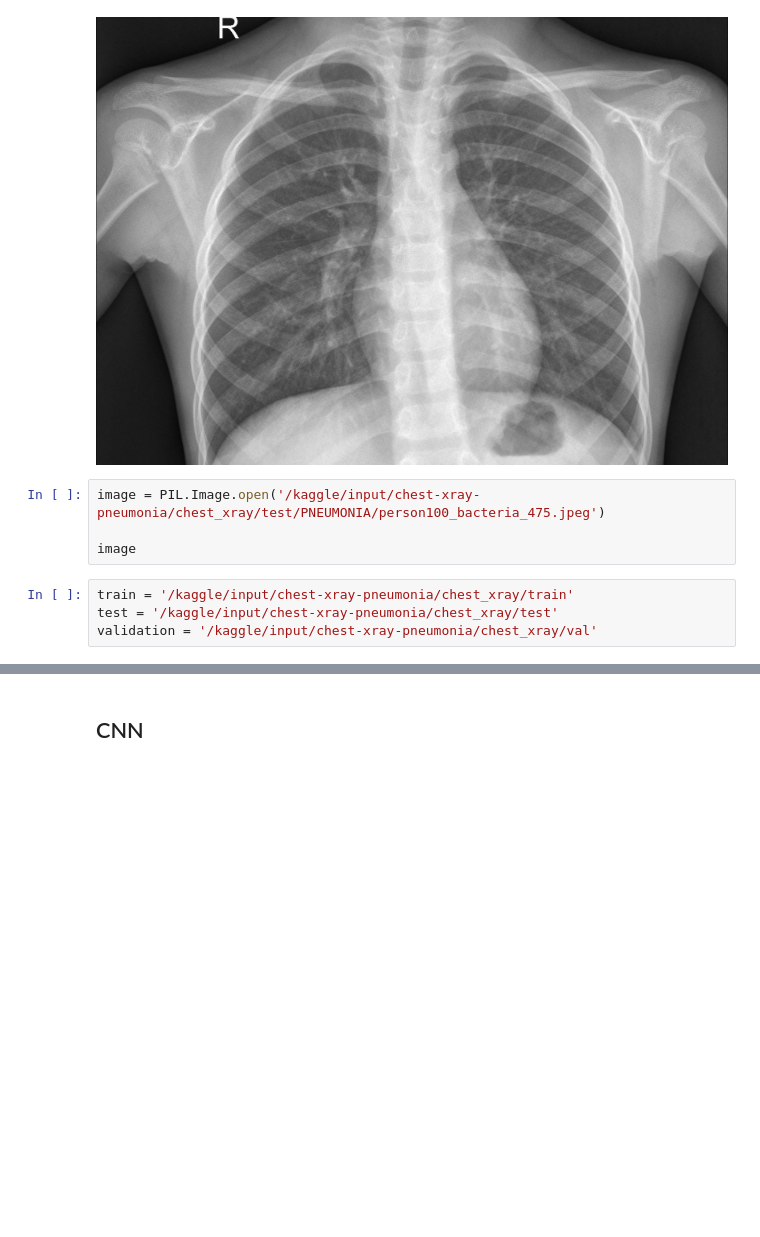
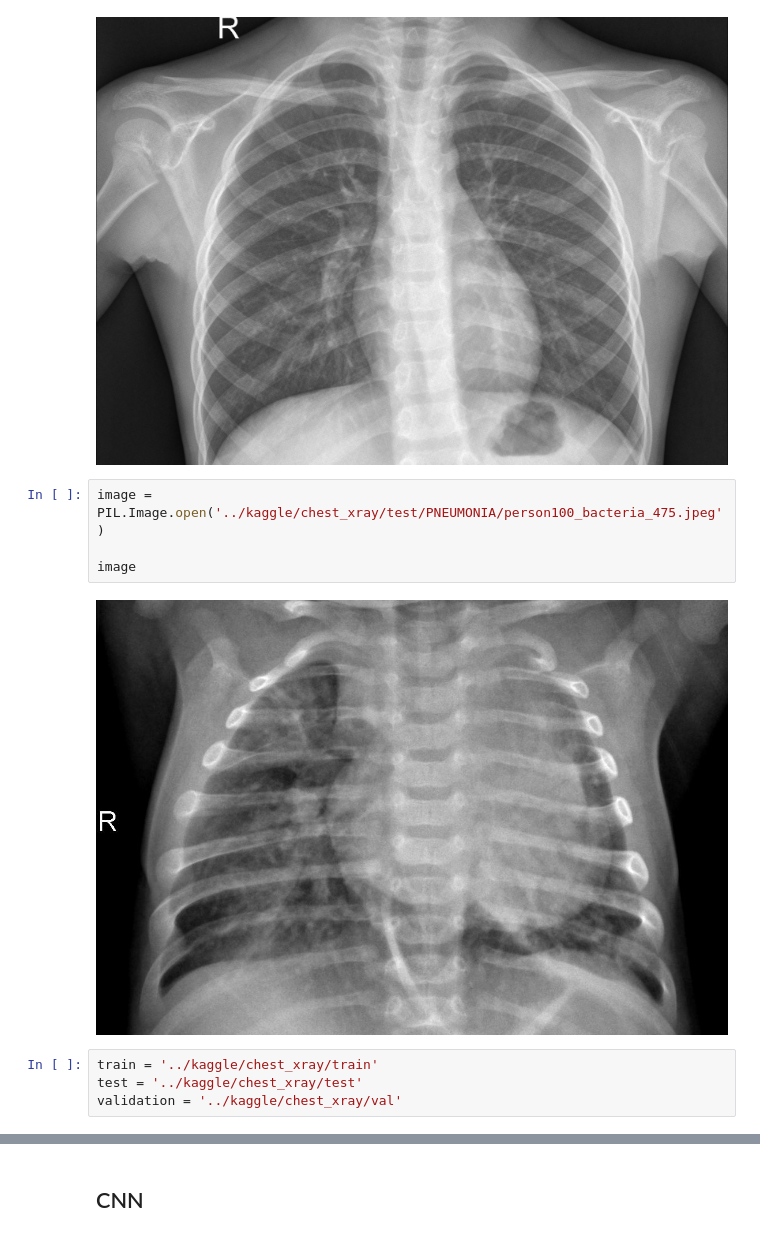
Before and after one commit to hongqin/AI4Health, a Jupyter notebook: pneumonia-detection.ipynb, the cells around one changed output, grey strips where cells are left out. Drawn from its saved outputs; the diff is of its cells as text; blank space fills up the shorter version.

```diff
--- a/pneumonia-detection.ipynb
+++ b/pneumonia-detection.ipynb
@@ -12,13 +12,15 @@ image
 # %% [output]
 [figure]
 # %%
-image = PIL.Image.open('/kaggle/input/chest-xray-pneumonia/chest_xray/test/PNEUMONIA/person100_bacteria_475.jpeg')
+image = PIL.Image.open('../kaggle/chest_xray/test/PNEUMONIA/person100_bacteria_475.jpeg')
 
 image
+# %% [output]
+[figure, added]
 # %%
-train = '/kaggle/input/chest-xray-pneumonia/chest_xray/train'
-test = '/kaggle/input/chest-xray-pneumonia/chest_xray/test'
-validation = '/kaggle/input/chest-xray-pneumonia/chest_xray/val'
+train = '../kaggle/chest_xray/train'
+test = '../kaggle/chest_xray/test'
+validation = '../kaggle/chest_xray/val'
 # %%
 training_generator = ImageDataGenerator(rescale=1/255)
 
```
Also changed, not shown: parts of 5 cells of this notebook.
